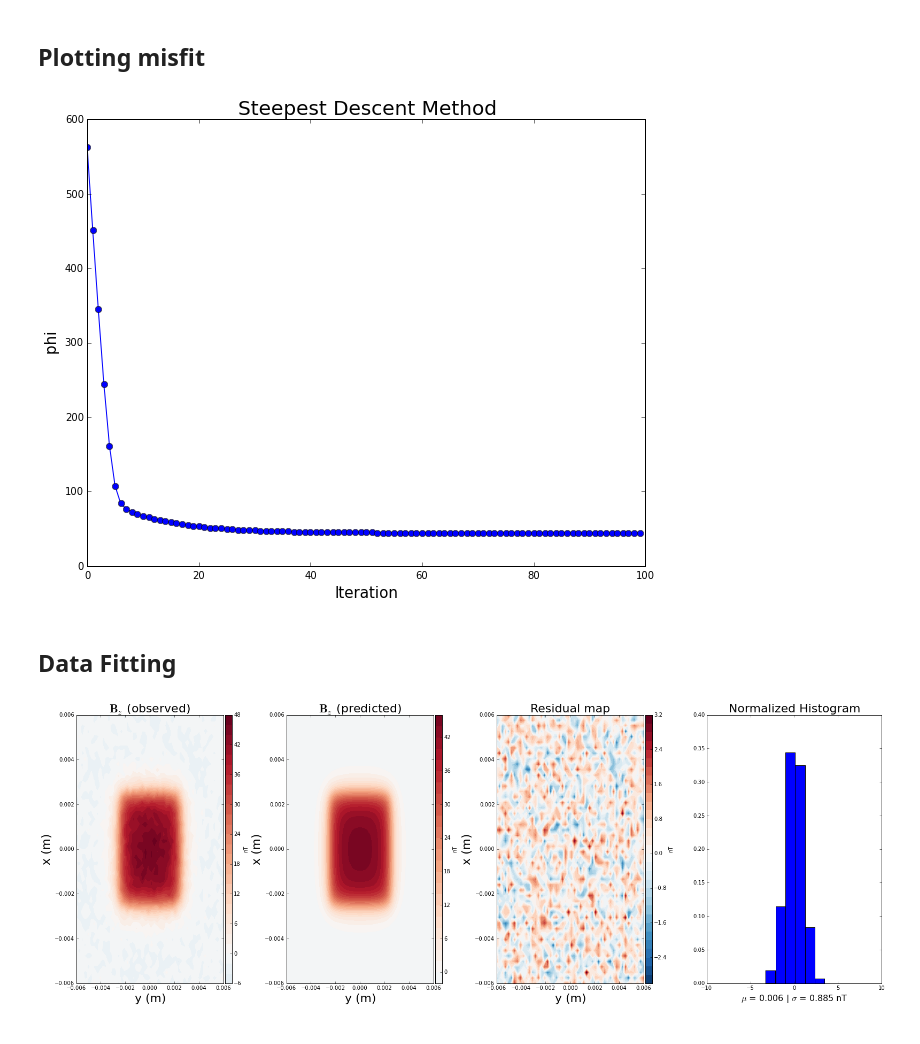
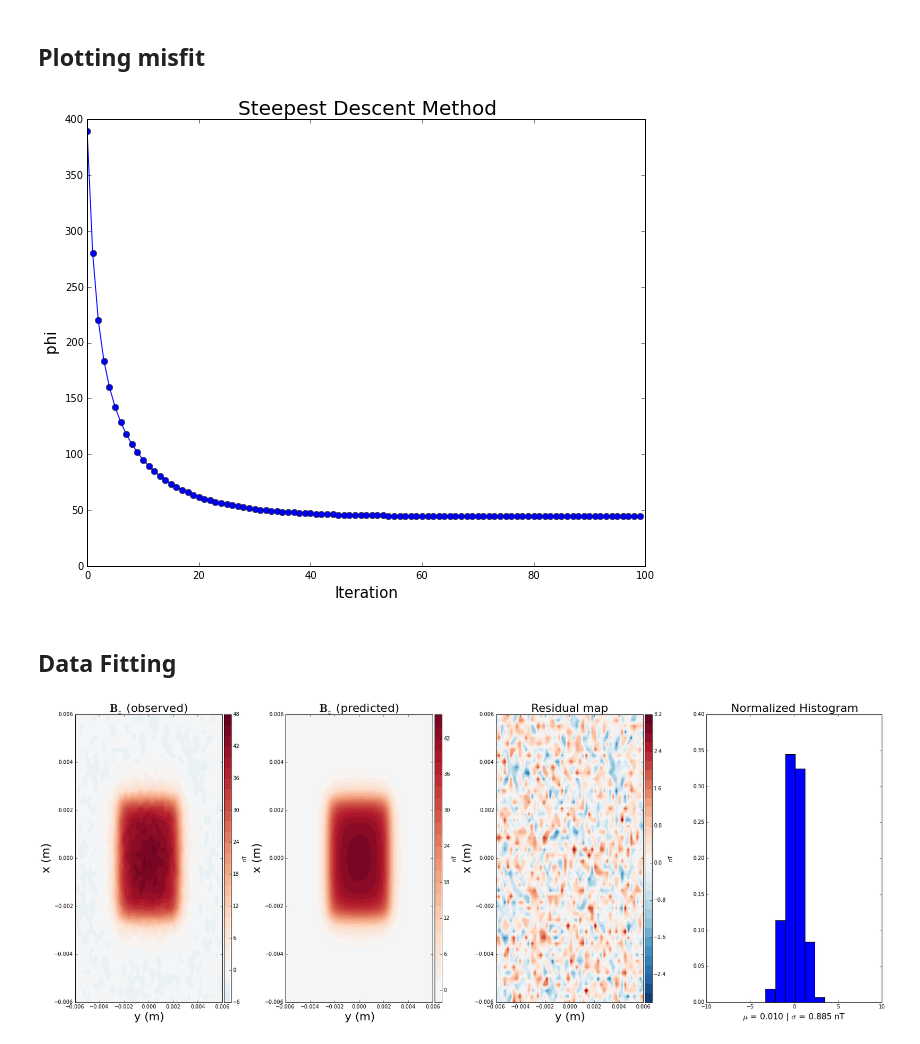
Before and after one commit to andrelreis/nonlinear_inversion, a Jupyter notebook: codigos/gradient_methods/prism_microscopy_nonlinear_SD.ipynb, the cells around one changed output. Cells and saved outputs as stored; diff of their text form; code cells hidden in the pictures.

```diff
--- a/codigos/gradient_methods/prism_microscopy_nonlinear_SD.ipynb
+++ b/codigos/gradient_methods/prism_microscopy_nonlinear_SD.ipynb
@@ -186,7 +186,7 @@ lamb2 = .000000004
 
 lamb = np.array([lamb1,lamb2])
 
-p0 = np.array([800.,.015])
+p0 = np.array([100.,.015])
 px =[p[0]]
 py = [p0[1]]
 
@@ -249,7 +249,7 @@ plt.xlabel('Iteration',fontsize=15)
 
 plt.show()
 # %% [output]
-[figure, old version]
+[figure, new version]
 # %% [markdown]
 ## Data Fitting
 # %%
@@ -265,7 +265,7 @@ title_font = 22
 bottom_font = 16
 saturation_factor = 1.
 plt.close('all')
-plt.figure(figsize=(27,9))
+plt.figure(figsize=(28,10))
 
 ranges = saturation_factor*np.abs([Bz_obs.max(), Bz_obs.min()]).max()
 
@@ -279,31 +279,31 @@ plt.title('$\mathbf{B}_z$ (observed)',fontsize=title_font)
 
 plt.subplot(1,4,2)
 
 plt.contourf(y.reshape(shape), x.reshape(shape), Bz_calc.reshape(shape), 30, cmap=plt.cm.RdBu_r, vmin=-ranges, vmax=ranges)
 plt.colorbar(pad=0.01, aspect=40, shrink=1.0).set_label('nT')
 plt.xlabel('y (m)', fontsize = title_font)
 plt.ylabel('x (m)', fontsize = title_font)
 plt.title('$\mathbf{B}_z$ (predicted)', fontsize=title_font)
 
 plt.subplot(1,4,3)
 ranges = saturation_factor*np.abs([res.max(), res.min()]).max()
 
 plt.contourf(y.reshape(shape), x.reshape(shape), res.reshape(shape), 30, cmap=plt.cm.RdBu_r, vmin=-ranges, vmax=ranges)
 plt.colorbar(pad=0.01, aspect=40, shrink=1.0).set_label('nT')
 plt.xlabel('y (m)', fontsize = title_font)
 plt.ylabel('x (m)', fontsize = title_font)
 plt.title('Residual map', fontsize=title_font)
 
 plt.subplot(1,4,4)
 plt.title('Normalized Histogram', fontsize=title_font)
 plt.xlabel('$\mu$ = %.3f | $\sigma$ = %.3f nT' % (r_mean, r_std), fontsize = bottom_font)
 nbins = int((np.max(r_norm) - np.min(r_norm)))
 plt.hist(r_norm,bins=nbins,normed=True)
 plt.ylim(0.,0.4)
 plt.xlim(-10., 10.)
 
 
 
 plt.show()
 # %% [output]
-[figure, old version]
+[figure, new version]
```
Also changed, not shown: parts of 2 cells of this notebook, 15 other files.
